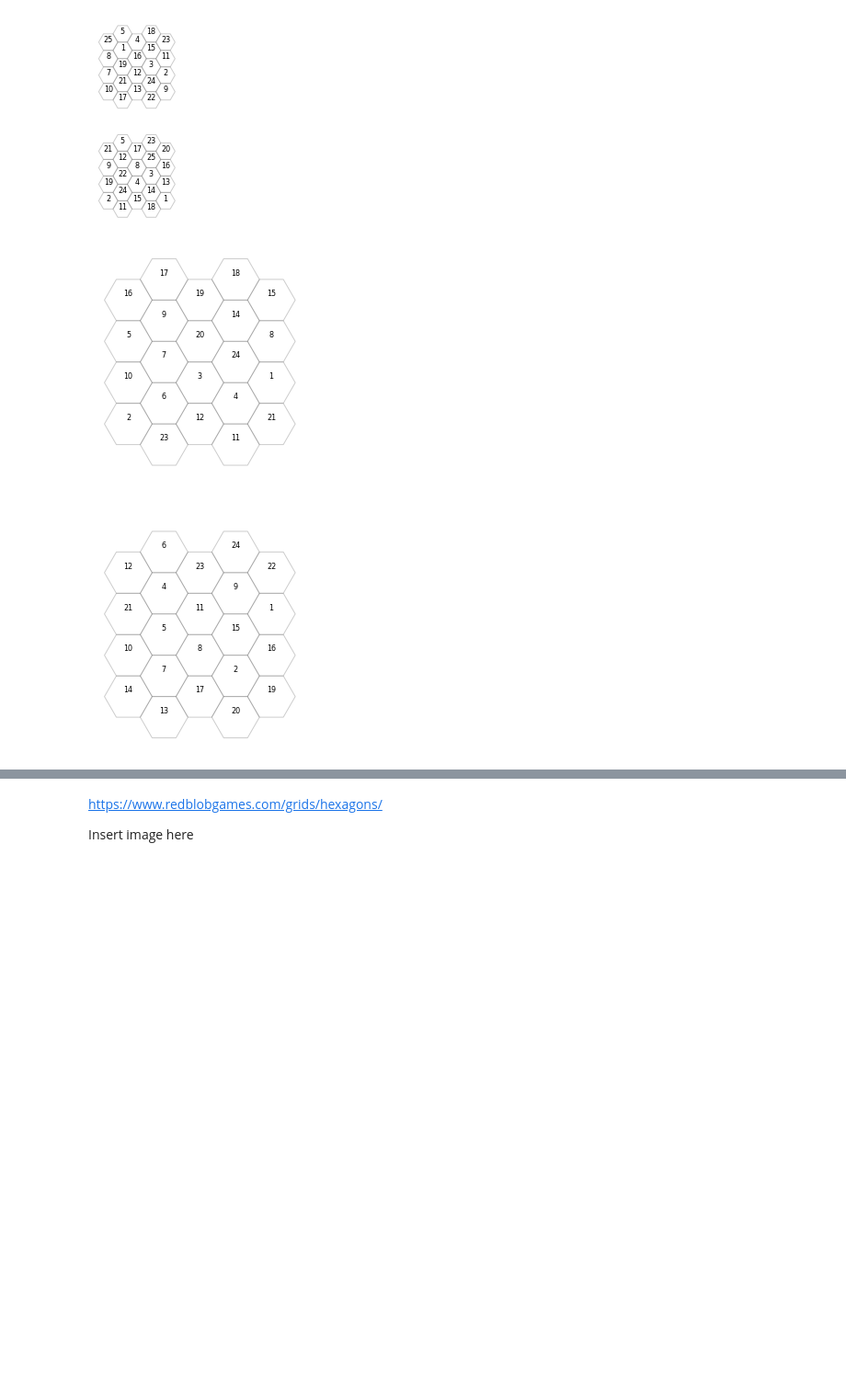
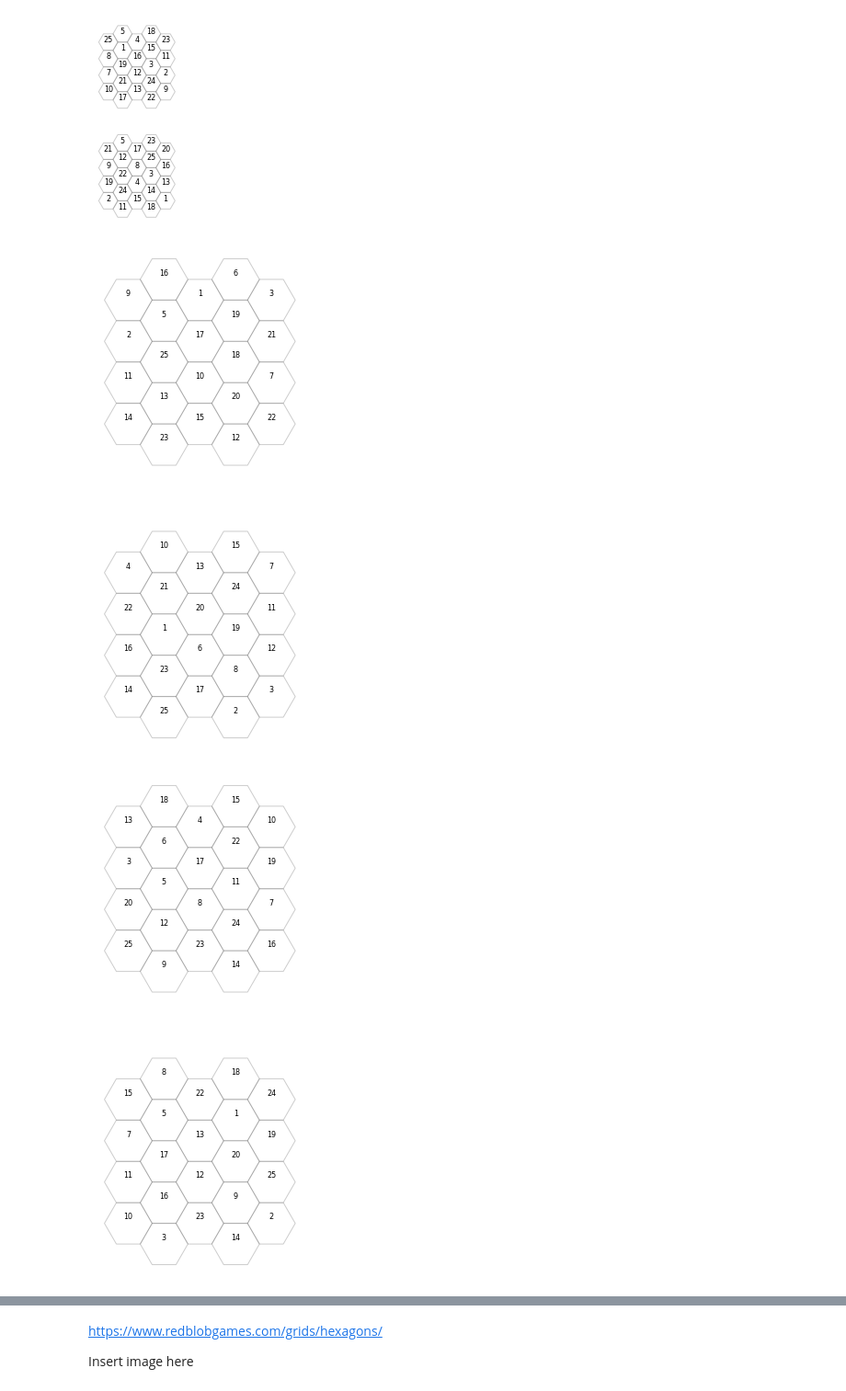
Before and after one commit to DJSaunders1997/blockbuster, a Jupyter notebook: Blockbusters.ipynb, the cells around one changed output, grey strips where cells are left out. Shown at 92% size. Cells and saved outputs as stored; diff of their text form; code cells hidden in the pictures; blank space fills up the shorter version.

```diff
--- a/Blockbusters.ipynb
+++ b/Blockbusters.ipynb
@@ -292,10 +292,16 @@ x.show()
 # %%
 from matplotlib.backends.backend_pdf import PdfPages
 
 plot1 = create_2_plots()
 plot1.set_size_inches([7,10])
+
+plot2 = create_2_plots()
+plot2.set_size_inches([7,10])
+
 pp = PdfPages('test.pdf')
 pp.savefig(plot1)
+pp.savefig(plot2)
 pp.close()
 # %% [output]
-[figure, old version]
+[figure, new version]
+[figure, added]
```
Also changed, not shown: parts of 2 cells of this notebook, 2 other files.
